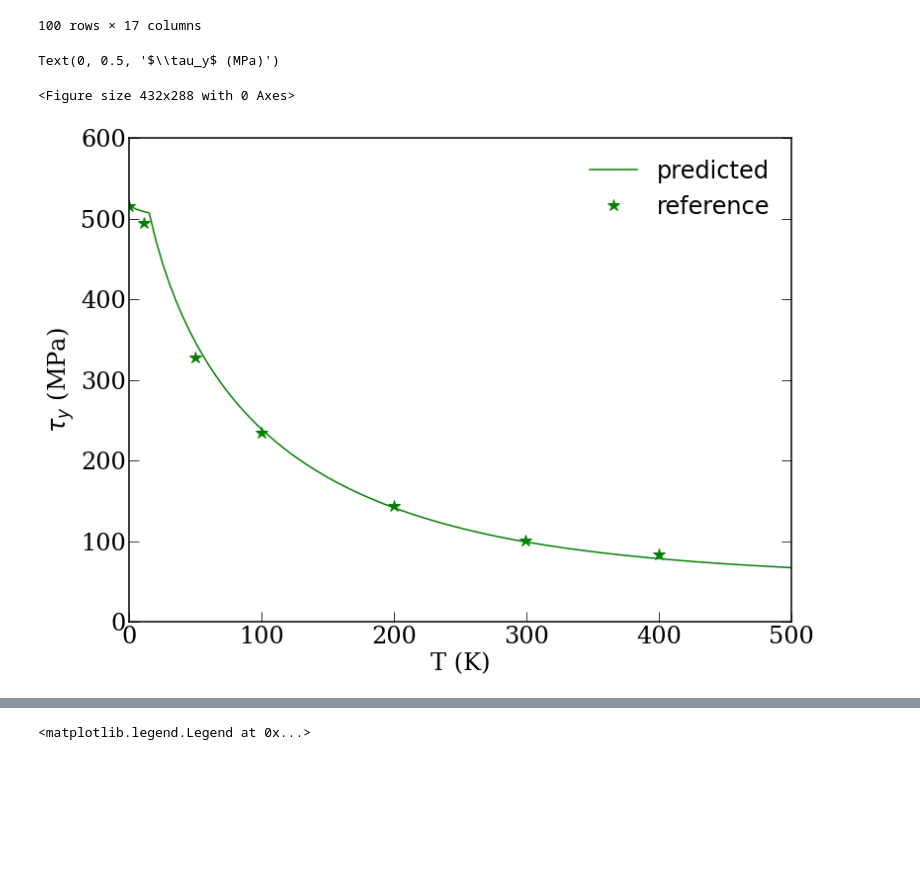
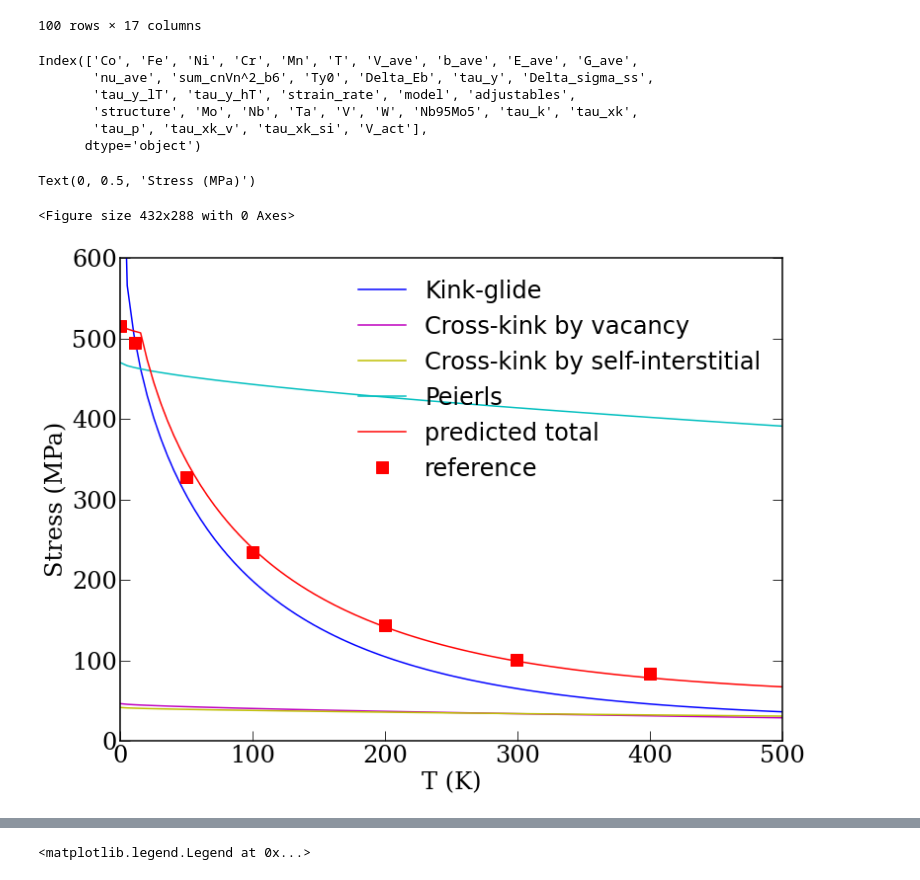
Before and after one commit to Dongsheng-Wen/pySSpredict, a Jupyter notebook: bin/reproduce_data.ipynb, the cells around one changed output, grey strips where cells are left out. Saved outputs shown, nothing was run; the diff lists cells and outputs as text; code cells hidden in the pictures; blank space fills up the shorter version.

```diff
--- a/bin/reproduce_data.ipynb
+++ b/bin/reproduce_data.ipynb
@@ -290,42 +343,61 @@ Currently using model(s): [].
 | 138 | NaN | NaN | NaN | NaN | NaN | NaN | NaN | NaN | NaN | NaN | 100.0 | ... |
 | 139 | NaN | NaN | NaN | NaN | NaN | NaN | NaN | NaN | NaN | NaN | 100.0 | ... |
 100 rows × 17 columns
+# %%
+# available properties
+mask = single_calc.calc_data_all['model']=='BCC_screw_Maresca-Curtin-2019'
+single_calc.calc_data_all[mask].columns
+# %% [output]
+Index(['Co', 'Fe', 'Ni', 'Cr', 'Mn', 'T', 'V_ave', 'b_ave', 'E_ave', 'G_ave',
+       'nu_ave', 'sum_cnVn^2_b6', 'Ty0', 'Delta_Eb', 'tau_y', 'Delta_sigma_ss',
+       'tau_y_lT', 'tau_y_hT', 'strain_rate', 'model', 'adjustables',
+       'structure', 'Mo', 'Nb', 'Ta', 'V', 'W', 'Nb95Mo5', 'tau_k', 'tau_xk',
+       'tau_p', 'tau_xk_v', 'tau_xk_si', 'V_act'],
+      dtype='object')
 # %%
 paper_data_NbW = pd.read_csv('./Nb95Mo5_paper_extracted.csv',sep='\s+')
 
 
 plt.draw()
 f = plt.figure(figsize=(12,9))
 
 (ax1) = f.subplots(1,1)
 [i.set_linewidth(1.5) for i in ax1.spines.values()]
 
 ax1.set_xlim(0,500)
 ax1.set_ylim(0,600)
 labels=[570,770,970,1170]
 
 colors=np.array([[0,0,0],[30,136,229],[225,193,7],[212,27,93]])/256
 
 
 mask = single_calc.calc_data_all['model']=='BCC_screw_Maresca-Curtin-2019'
 
-ax1.plot(single_calc.calc_data_all[mask]['T'],single_calc.calc_data_all[mask]['tau_y'],'g-',label='predicted')
-ax1.plot(paper_data_NbW['x'],paper_data_NbW['y'],'g*',markersize=12,label='reference')
+
+
+ax1.plot(single_calc.calc_data_all[mask]['T'],single_calc.calc_data_all[mask]['tau_k'],'b-',label='Kink-glide')
+#ax1.plot(single_calc.calc_data_all[mask]['T'],single_calc.calc_data_all[mask]['tau_xk'],'k-',label='Cross-kink overall')
+ax1.plot(single_calc.calc_data_all[mask]['T'],single_calc.calc_data_all[mask]['tau_xk_v'],'m-',label='Cross-kink by vacancy')
+ax1.plot(single_calc.calc_data_all[mask]['T'],single_calc.calc_data_all[mask]['tau_xk_si'],'y-',label='Cross-kink by self-interstitial')
+ax1.plot(single_calc.calc_data_all[mask]['T'],single_calc.calc_data_all[mask]['tau_p'],'c-',label='Peierls')
+
+ax1.plot(single_calc.calc_data_all[mask]['T'],single_calc.calc_data_all[mask]['tau_y'],'r-',label='predicted total')
+ax1.plot(paper_data_NbW['x'],paper_data_NbW['y'],'rs',markersize=12,label='reference')
 
 ax1.tick_params(direction='in',axis='both',length=10,right=True)
 for labelx1 in (ax1.get_xticklabels()):
     labelx1.set_fontproperties(ticks_font)
 
 for labely1 in (ax1.get_yticklabels()):
     labely1.set_fontproperties(ticks_font)
 
 ax1.set_xlabel('T (K)',fontproperties=ticks_font)
 ax1.legend(fontsize=24,frameon=False)
-ax1.set_ylabel(r'$\tau_y$ (MPa)',fontproperties=ticks_font)
+ax1.set_ylabel(r'Stress (MPa)',fontproperties=ticks_font)
 # %% [output]
-Text(0, 0.5, '$\\tau_y$ (MPa)')
+Text(0, 0.5, 'Stress (MPa)')
 <Figure size 432x288 with 0 Axes>
-[figure, old version]
+[figure, new version]
 # %%
 dict_TiNbZr = {    "elements":{
         "Nb": {"structure":'bcc',"a":3.30,"G":38,"nu":0.40,"E_w_i":0.054 ,"E_f_v":2.99,"E_f_si":5.25},
```
Also changed, not shown: parts of 10 cells of this notebook, 12 other files.
